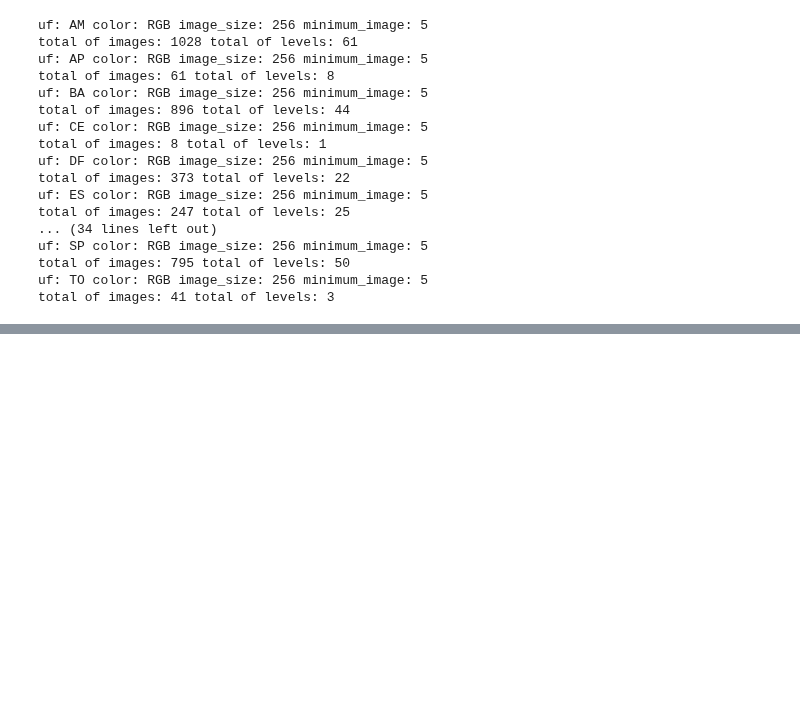
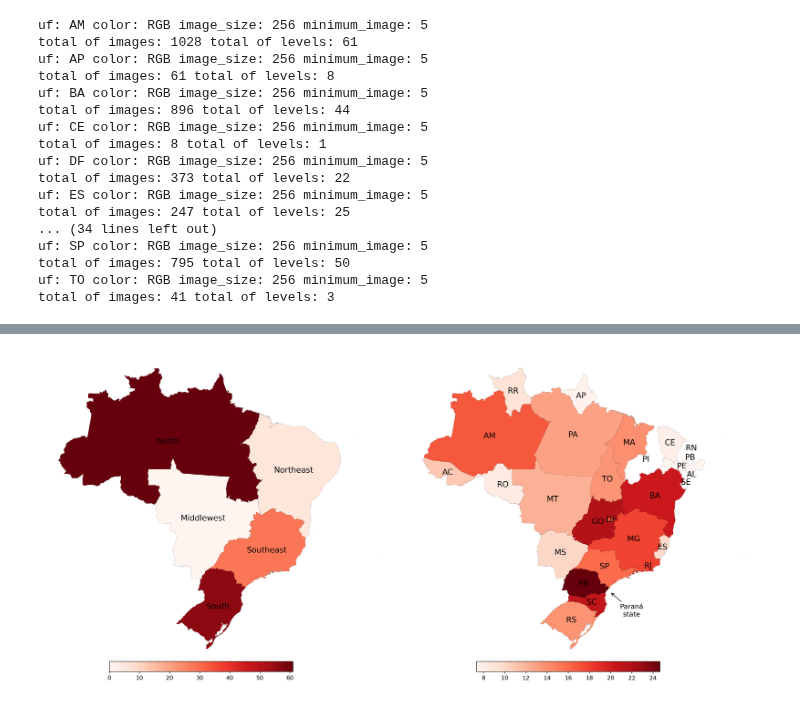
Before and after one commit to xaaaandao/piperaceae-sql, a Jupyter notebook: plots/plots.ipynb, the cells around one changed output, grey strips where cells are left out. Cells and saved outputs as stored; diff of their text form; code cells hidden in the pictures; blank space fills up the shorter version.

```diff
--- a/plots/plots.ipynb
+++ b/plots/plots.ipynb
@@ -219,3 +215,58 @@ plt.tight_layout()
+# %%
+import matplotlib.pyplot as plt
+import matplotlib.cm as cm
+import matplotlib.colors as mcolors
+
+def create_cbar(cmap, left, vmin, vmax, bottom=.1, width=.25, height=.025):
+    mappable = cm.ScalarMappable(
+        norm=mcolors.Normalize(vmin, vmax),
+        cmap=cmap
+    )
+
+    cb_ax = fig.add_axes([left, bottom, width, height])
+    fig.colorbar(mappable, cax=cb_ax, orientation='horizontal')
+
+
+cmap = 'Reds'
+fontsize=14
+argsplot = {'cmap': cmap, 'linewidth': 0.1, 'edgecolor': '0.1'}
+
+
+fig, ax = plt.subplots(nrows=1, ncols=2, figsize=(18, 10), dpi=300)
+plt.subplot(1, 2, 1)
+regions.plot(column='level', ax=ax[0], **argsplot)
+regions.apply(lambda x: ax[0].annotate(text=x['name_region'],
+                                       xy=np.subtract(x.geometry.centroid.coords[0], (-0.4, 0.6)),
+                                       ha='center', fontsize=fontsize
+                                       ), axis=1)
+
+min_value = np.min(states['level'])
+max_value = np.max(states['level'])
+create_cbar(cmap, 0.1, min_value, max_value)
+
+
+plt.subplot(1, 2, 2)
+states.plot(column='total', ax=ax[1], **argsplot)
+states.apply(lambda x: ax[1].annotate(text=x['abbrev_state'],
+                                       xy=np.subtract(x.geometry.centroid.coords[0], (0, 0.32)),
+                                       ha='center', fontsize=fontsize), axis=1)
+
+x, y, arrow_length = 0.57, 0.23, 0.06
+ax[1].annotate('Paraná\nstate', xy=(x, y), xytext=(x+arrow_length, y-arrow_length),
+            arrowprops={'facecolor':'black', 'arrowstyle':'->'},
+            ha='center', va='center', fontsize=12,
+            xycoords=ax[1].transAxes)
+
+min_value = np.min(states['total'])
+max_value = np.max(states['total'])
+create_cbar(cmap, 0.6, min_value, max_value)
+
+for a in ax:
+    a.axis('off')
+
+plt.tight_layout()
+# %% [output]
+[figure, added]
 # %%
 session.close()
 engine.dispose()
```
Also changed, not shown: parts of 3 cells of this notebook.
